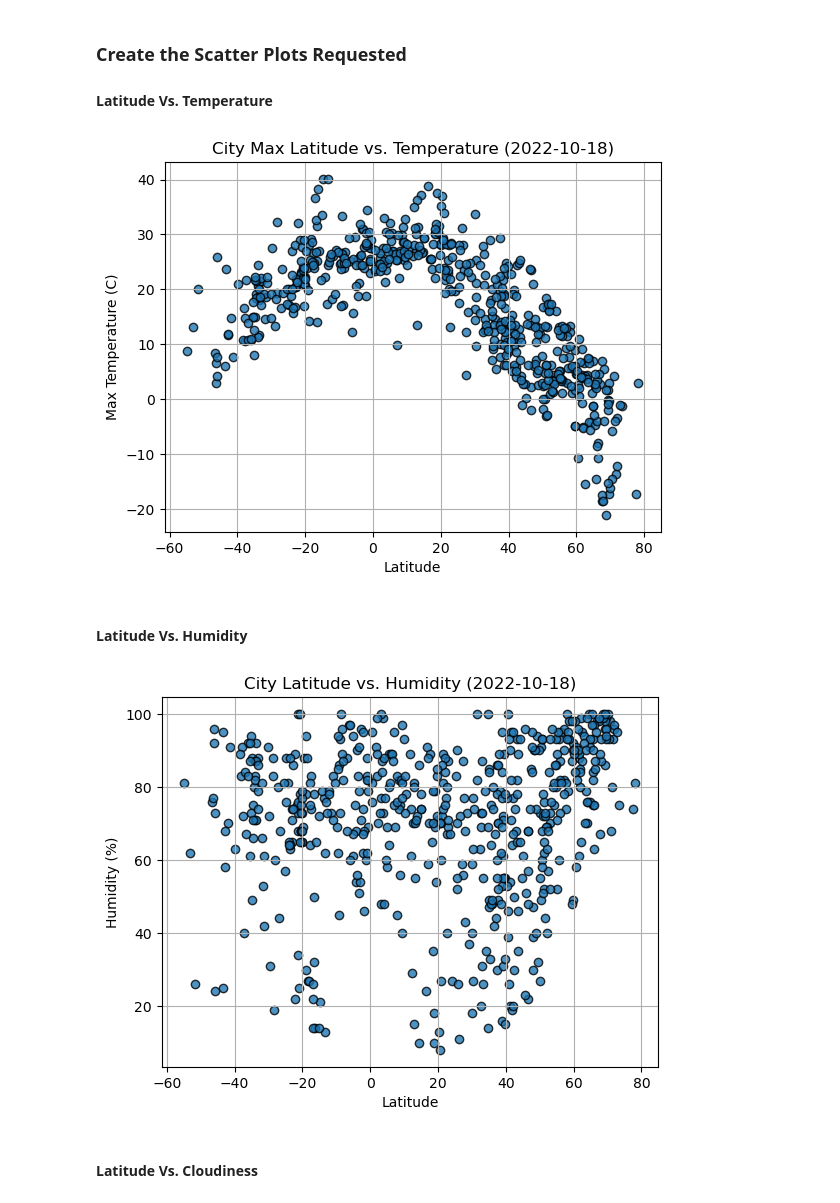
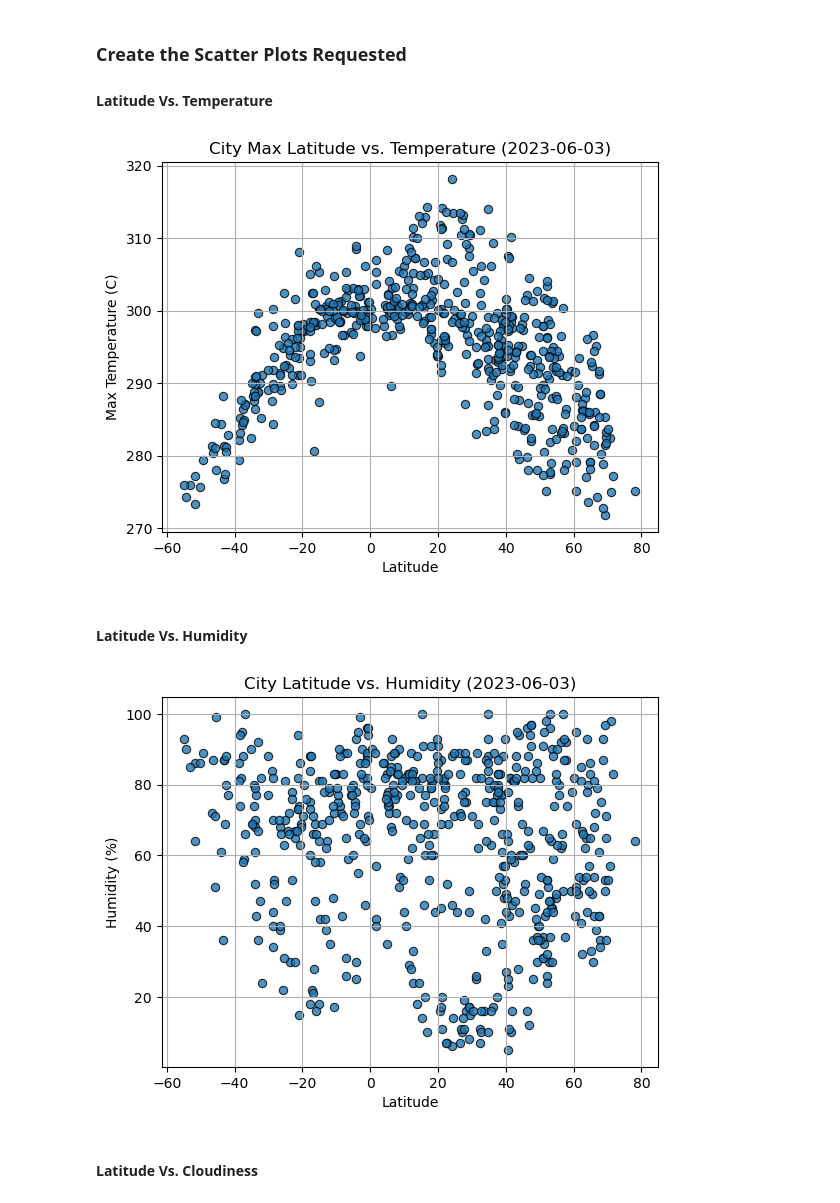
Before and after one commit to lishanisrikaran/python-api-challenge, a Jupyter notebook: WeatherPy/WeatherPy.ipynb, the cells around one changed output. Cells and saved outputs as stored; diff of their text form; code cells hidden in the pictures.

Commit message:
Scatter Plots Complete

```diff
--- a/WeatherPy/WeatherPy.ipynb
+++ b/WeatherPy/WeatherPy.ipynb
@@ -224,27 +224,37 @@ city_data_df.head()
 
 #### Latitude Vs. Temperature
 # %%
-# Build scatter plot for latitude vs. temperature
-# YOUR CODE HERE
+# Build scatter plot for latitude vs. temperature.
+x_values = city_data_df["Lat"].astype("float")
+y_values = city_data_df["Max Temp"].astype("float")
+plt.scatter(x_values, y_values, alpha=0.8, edgecolor="black", linewidth=0.8)
 
 # Incorporate the other graph properties
-# YOUR CODE HERE
+plt.title("City Max Latitude vs. Temperature (2023-06-03)")
+plt.xlabel("Latitude")
+plt.ylabel("Max Temperature (C)")
+plt.grid()
 
 # Save the figure
 plt.savefig("output_data/Fig1.png")
 
 # Show plot
 plt.show()
 # %% [output]
-[figure, old version]
+[figure, new version]
 # %% [markdown]
 #### Latitude Vs. Humidity
 # %%
 # Build the scatter plots for latitude vs. humidity
-# YOUR CODE HERE
+x_values = city_data_df["Lat"].astype("float")
+y_values = city_data_df["Humidity"].astype("int")
+plt.scatter(x_values, y_values, alpha=0.8, edgecolor="black", linewidth=0.8)
 
 # Incorporate the other graph properties
-# YOUR CODE HERE
+plt.title("City Latitude vs. Humidity (2023-06-03)")
+plt.xlabel("Latitude")
+plt.ylabel("Humidity (%)")
+plt.grid()
 
 # Save the figure
 plt.savefig("output_data/Fig2.png")
@@ -252,7 +262,7 @@ plt.savefig("output_data/Fig2.png")
 # Show plot
 plt.show()
 # %% [output]
-[figure, old version]
+[figure, new version]
 # %% [markdown]
 #### Latitude Vs. Cloudiness
 # %%
```
Also changed, not shown: parts of 6 cells of this notebook, 4 other files.
